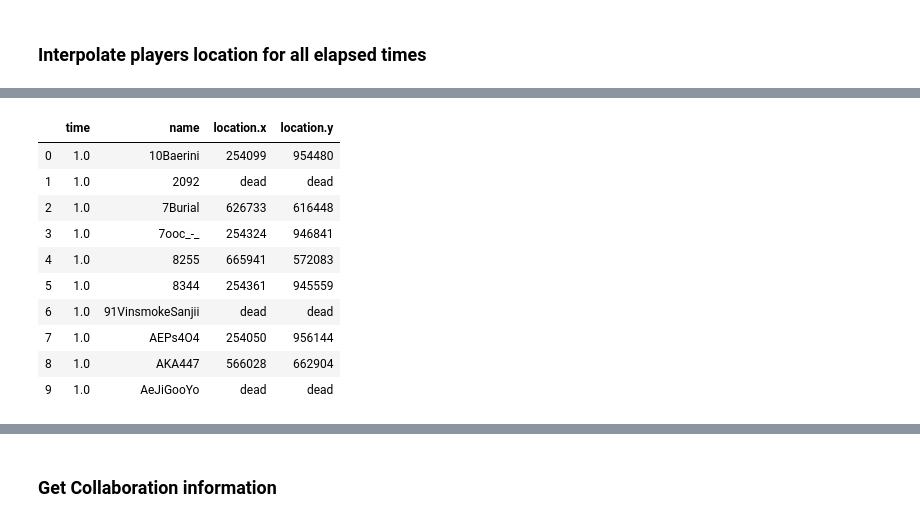
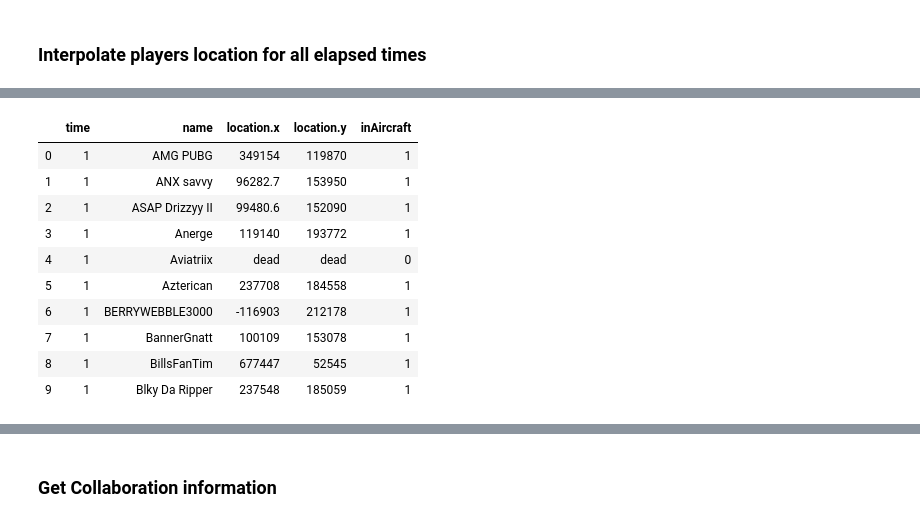
Before and after one commit to valerii-ginak/PUBG_Capstone, a Jupyter notebook: distance_info.ipynb, the cells around one changed output, grey strips where cells are left out. Saved outputs shown, nothing was run; the diff lists cells and outputs as text; code cells hidden in the pictures.

```diff
--- a/distance_info.ipynb
+++ b/distance_info.ipynb
@@ -80,7 +65,7 @@ for i in json.loads(json.dumps(telemetry_response.json())):
 # %%
 # RUN THIS CELL TO WORK WITH THE FILE UPLOADED IN THE REPOSITORY
 # read files extracted from this as DataFrame
-with open('telemetry_data/2020-04-09/pc/4c76d82b-90f7-4fd1-9ceb-97b99347e94e.json', 'r') as file:
+with open('telemetry_data/2020-04-27/console/0cc1afa0-cfb4-4de8-86c2-7075a34d92d5.json', 'r') as file:
     json_data = file.read()
     file.close()
 data = []
@@ -246,46 +208,56 @@ array([   0,    1,   11, ..., 1043, 1053, 1063])
 # point in time. e.g. if player a is in position (x,y) at second 10.0 and in position (x+10,y+10) at second 20.0
 # we can expect that this player will be at position (x+1,y+1) at second 11.0, and so on
 def getNewCoord(t, n):
-    a = data_new_coords[(data_new_coords['elapsedTime'] < t) & (data_new_coords['name'] == n)] # get previous observations
-    b = data_new_coords[(data_new_coords['elapsedTime'] > t) & (data_new_coords['name'] == n)] # get following observations
-    if (bool(a['location.x'].any())) & (bool(b['location.x'].any())): # if we have both previous and following observation
-        a = a.iloc[-1] # get last previous observation
-        b = b.iloc[0] # get first following observation
+    aa = data_new_coords[(data_new_coords['elapsedTime'] < t) & (data_new_coords['name'] == n)] # get previous observations
+    bb = data_new_coords[(data_new_coords['elapsedTime'] > t) & (data_new_coords['name'] == n)] # get following observations
+    if (bool(aa['location.x'].any())) & (bool(bb['location.x'].any())): # if we have both previous and following observation
+        a = aa.iloc[-1] # get last previous observation
+        b = bb.iloc[0] # get first following observation
         time = b[0] - a[0] # calculate the time difference
         # get x and y coordinate by calculating movement speed in cm/s and get full coordinate
         new_coord_x = a[2] + ((b[2] - a[2]) / time)*(t-a[0])
         new_coord_y = a[3] + ((b[3] - a[3]) / time)*(t-a[0])
-        return new_coord_x, new_coord_y
-    elif (not bool(a['location.x'].any())) & (bool(b['location.x'].any())):
+        # we also get the vehicle to check if a player has jumped from the airplane or not
+        in_aircraft = b['vehicle']
+        return new_coord_x, new_coord_y, in_aircraft
+    elif (not bool(aa['location.x'].any())) & (bool(bb['location.x'].any())):
         # if there is no previous observation, set first following location to be current location
-        return b.iat[0,2], b.iat[0,3]
+        in_aircraft = b['vehicle']
+        return b.iat[0,2], b.iat[0,3], in_aircraft
 
-# MUST FIX THIS PART, LOCATION EVENT KEEPS APPEARING FOR SOME TIME AFTER THEY DIE
-# LOOK AT HEALTH DATA
-    elif (bool(a['location.x'].any())) & (not bool(b['location.x'].any())):
+    # If a player doesn't have a future location, that indicates the player is dead
+    elif (bool(aa['location.x'].any())) & (not bool(bb['location.x'].any())):
         # if there is no following observation, we assume the player has died (we hope that only in the match)
-        return 'dead', 'dead'
+        return 'dead', 'dead', 'dead'
 
 names=[]
 times=[]
 x_coords=[]
 y_coords=[]
+aircraft=[]
 # we will get the location every 10 seconds from second 1 (e.g. 1.0, 11.0, 21.0), and at the last second
 times_list = data_new_coords.elapsedTime.unique().astype(int)
+# we get the times in intervals of 10s from second 1 to the last second of the game
 unique_times_10s = np.arange(1, max(times_list), 10).tolist()
+# we also append the last second, regardless of the 10s interval
 unique_times_10s.append(max(times_list))
 for t in unique_times_10s:
     for n in data_new_coords.name.unique():
+        # for every player, we get their location at these times
         a = data_new_coords[(data_new_coords['elapsedTime'] == t) & (data_new_coords['name'] == n)]
+        # if the player has a location, we take it
         if a['location.x'].any():
             names.append(n)
             times.append(t)
             x_coords.append(a.iat[0,2])
             y_coords.append(a.iat[0,3])
+            aircraft.append(a['vehicle'])
+        # if not, we interpolate it
         else:
-            x_coord, y_coord = getNewCoord(t,n)
+            x_coord, y_coord, in_aircraft = getNewCoord(t,n)
             names.append(n)
             times.append(t)
             x_coords.append(x_coord)
             y_coords.append(y_coord)
+            aircraft.append(in_aircraft)
 # %% [output]
@@ -293,17 +265,20 @@ KeyboardInterrupt:
 # %%
-players_location = pd.DataFrame(list(zip(times,names,x_coords, y_coords)),
-             columns=['time','name','location.x','location.y'])
+# we create the dataframe from these locations
+players_location = pd.DataFrame(list(zip(times,names,x_coords, y_coords, aircraft)),
+             columns=['time','name','location.x','location.y', 'inAircraft'])
+# we also check if the players are or aren't in the aircraft with a binary variable
+players_location['inAircraft'] = players_location['inAircraft'].apply(lambda x: 1 if str(x) == 'TransportAircraft' else 0)
 players_location.head(10)
 # %% [output]
-|  | time | name | location.x | location.y |
-| 0 | 1.0 | 10Baerini | 254099 | 954480 |
-| 1 | 1.0 | 2092 | dead | dead |
-| 2 | 1.0 | 7Burial | 626733 | 616448 |
-| 3 | 1.0 | 7ooc_-_ | 254324 | 946841 |
-| 4 | 1.0 | 8255 | 665941 | 572083 |
-| 5 | 1.0 | 8344 | 254361 | 945559 |
-| 6 | 1.0 | 91VinsmokeSanjii | dead | dead |
-| 7 | 1.0 | AEPs4O4 | 254050 | 956144 |
-| 8 | 1.0 | AKA447 | 566028 | 662904 |
-| 9 | 1.0 | AeJiGooYo | dead | dead |
+|  | time | name | location.x | location.y | inAircraft |
+| 0 | 1 | AMG PUBG | 349154 | 119870 | 1 |
+| 1 | 1 | ANX savvy | 96282.7 | 153950 | 1 |
+| 2 | 1 | ASAP Drizzyy II | 99480.6 | 152090 | 1 |
+| 3 | 1 | Anerge | 119140 | 193772 | 1 |
+| 4 | 1 | Aviatriix | dead | dead | 0 |
+| 5 | 1 | Azterican | 237708 | 184558 | 1 |
+| 6 | 1 | BERRYWEBBLE3000 | -116903 | 212178 | 1 |
+| 7 | 1 | BannerGnatt | 100109 | 153078 | 1 |
+| 8 | 1 | BillsFanTim | 677447 | 52545 | 1 |
+| 9 | 1 | Blky Da Ripper | 237548 | 185059 | 1 |
 # %%
```
Also changed, not shown: parts of 63 cells of this notebook.
